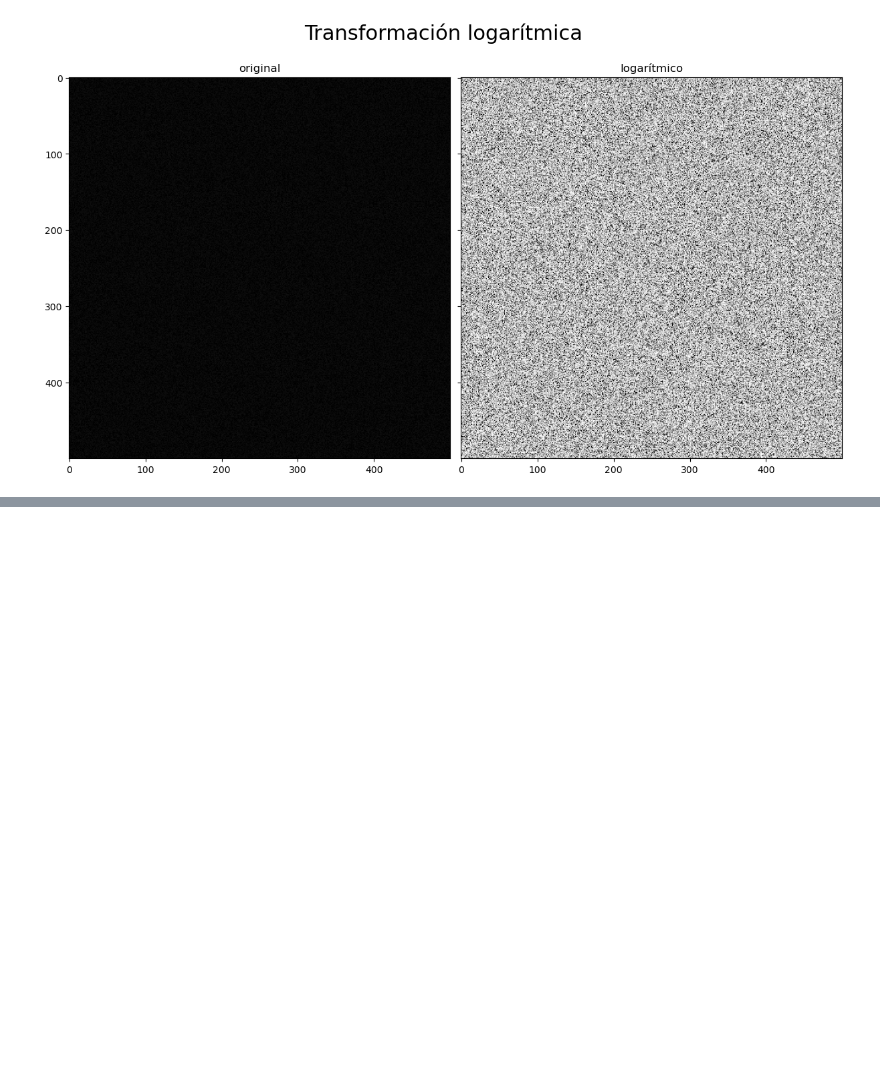
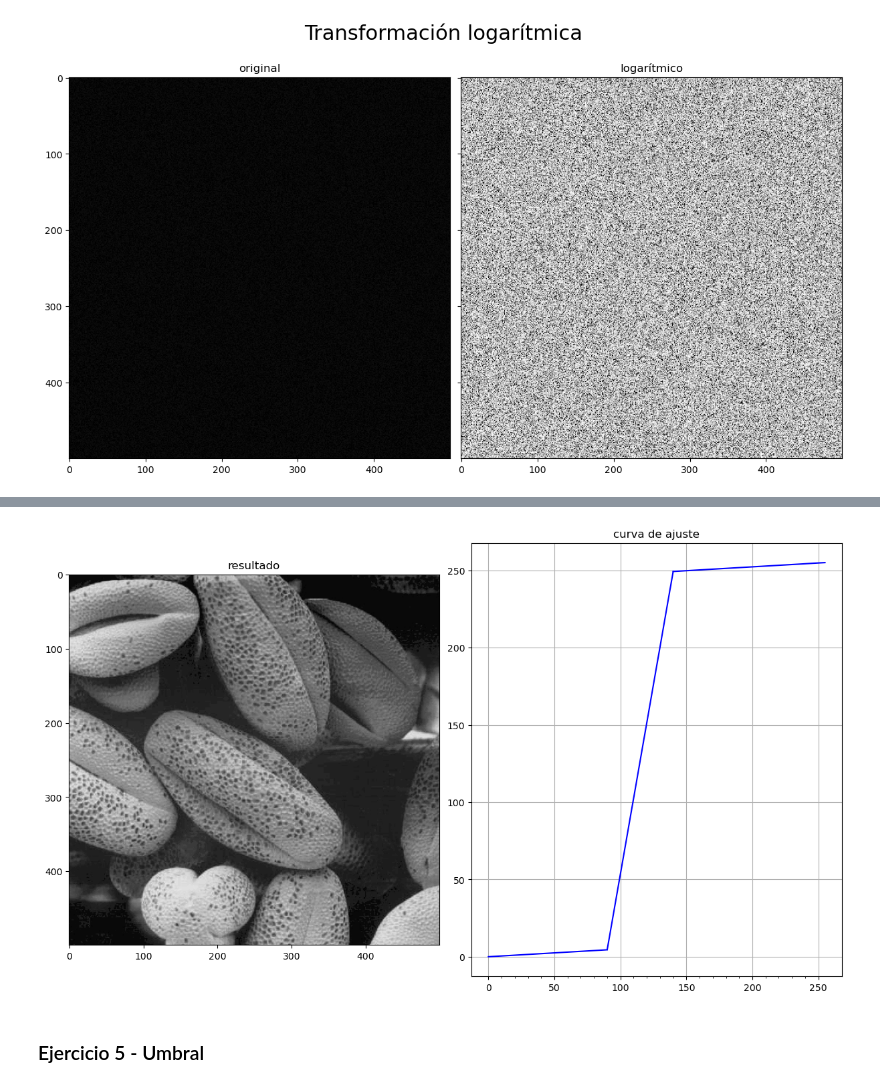
Before and after one commit to manugarciat/erv-practicas, a Jupyter notebook: practica-01/practica1_01.ipynb, the cells around one changed output, grey strips where cells are left out. Saved outputs shown, nothing was run; the diff lists cells and outputs as text; code cells hidden in the pictures; blank space fills up the shorter version.

```diff
--- a/practica-01/practica1_01.ipynb
+++ b/practica-01/practica1_01.ipynb
@@ -44,0 +89,40 @@ ax[1].imshow(s1, cmap='gray', vmin=0, vmax=255)
+# %%
+def mejoraContraste(imagen, x1, x2, pendiente = 0.25, muestra = False):
+    bajos = np.less(imagen, x1)
+    altos = np.greater_equal(imagen, x2)
+    medios = np.logical_and(np.logical_not(bajos), np.logical_not(altos))
+
+    y1 = (pendiente * x1)
+    b_altos = 255 * (1 - pendiente)
+    y2 = (b_altos + x2 * pendiente)
+
+    #recta del medio:
+    m = (y2 - y1) / (x2 - x1)
+    b = y1 - m * x1
+
+    resultado = np.uint8(
+        bajos * (pendiente * imagen) + medios * (m * imagen + b) + altos * (pendiente * imagen + b_altos))
+
+    if muestra:
+        rango1 = np.arange(0, x1)
+        rango2 = np.arange(x1, x2 + 1)
+        rango3 = np.arange(x2, 256)
+
+        fig = plt.figure(layout='constrained', figsize=(12, 7))
+        ax = fig.subplots(1, 2, sharey=False)
+        ax[0].set_title('resultado')
+        ax[0].imshow(resultado, cmap='gray', vmin=0, vmax=255)
+        ax[1].set_title('curva de ajuste')
+        ax[1].set_xticks(range(10, 256, 10), minor=True)
+        ax[1].plot(rango1, rango1 * pendiente, color="blue")
+        ax[1].plot(rango2, m * rango2 + b, color="blue")
+        ax[1].plot(rango3, pendiente * rango3 + b_altos, color="blue")
+        ax[1].grid()
+
+    return resultado
+# %%
+s4 = mejoraContraste(r, 90, 140, 0.05, True)
+# %% [output]
+[figure, added]
+# %% [markdown]
+### Ejercicio 5 - Umbral
```
Also changed, not shown: parts of 16 cells of this notebook, 1 other file.
